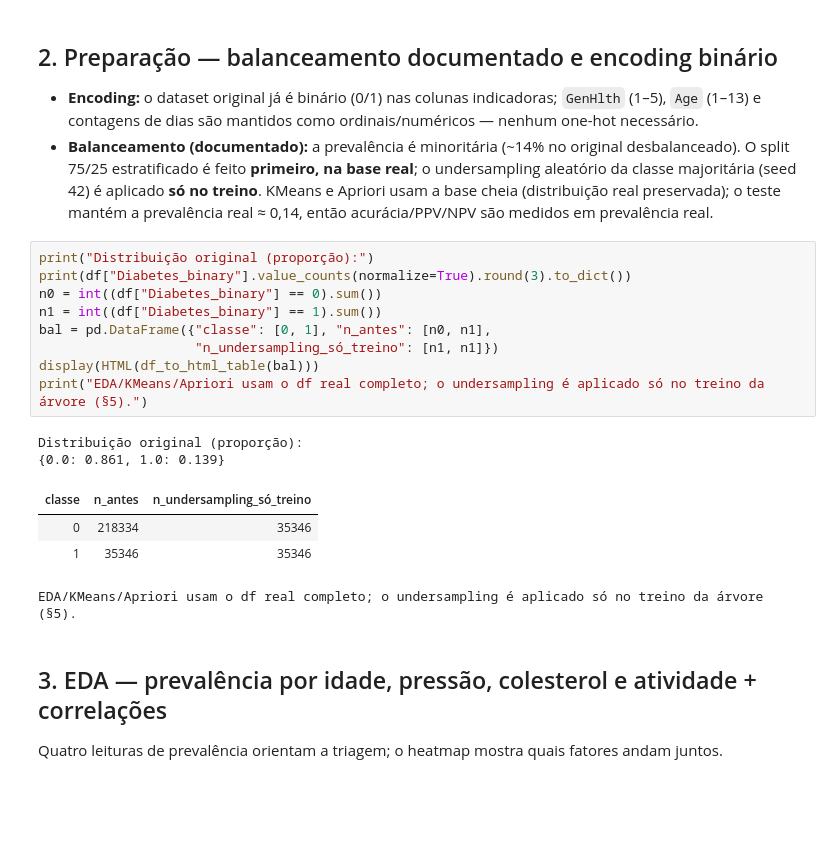
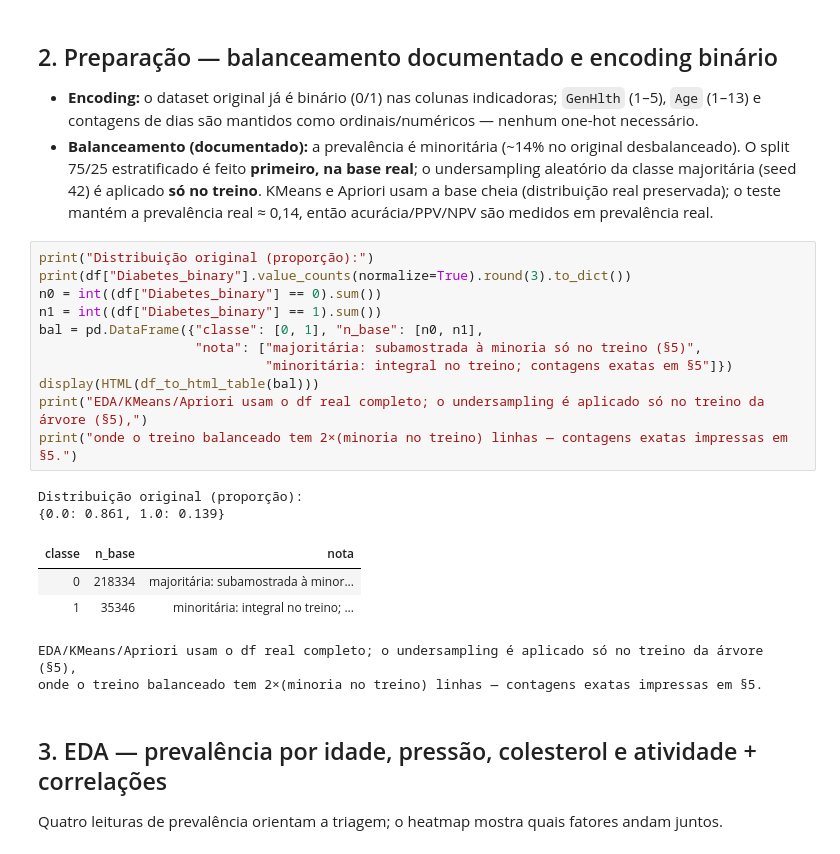
Before and after one commit to EmiyaKiritsugu3/data-minning, a Jupyter notebook: notebooks/02_saude.ipynb, the cells around one changed output. Saved outputs shown, nothing was run; the diff lists cells and outputs as text; blank space fills up the shorter version.

Commit message:
fix(saude): honest undersample display, base-relative holdout guard, re-executed

```diff
--- a/notebooks/02_saude.ipynb
+++ b/notebooks/02_saude.ipynb
@@ -129,19 +129,22 @@ prevalência real ≈ 0,14, então acurácia/PPV/NPV são medidos em prevalênci
 # %%
 print("Distribuição original (proporção):")
 print(df["Diabetes_binary"].value_counts(normalize=True).round(3).to_dict())
 n0 = int((df["Diabetes_binary"] == 0).sum())
 n1 = int((df["Diabetes_binary"] == 1).sum())
-bal = pd.DataFrame({"classe": [0, 1], "n_antes": [n0, n1],
-                    "n_undersampling_só_treino": [n1, n1]})
+bal = pd.DataFrame({"classe": [0, 1], "n_base": [n0, n1],
+                    "nota": ["majoritária: subamostrada à minoria só no treino (§5)",
+                             "minoritária: integral no treino; contagens exatas em §5"]})
 display(HTML(df_to_html_table(bal)))
-print("EDA/KMeans/Apriori usam o df real completo; o undersampling é aplicado só no treino da árvore (§5).")
+print("EDA/KMeans/Apriori usam o df real completo; o undersampling é aplicado só no treino da árvore (§5),")
+print("onde o treino balanceado tem 2×(minoria no treino) linhas — contagens exatas impressas em §5.")
 # %% [output]
 Distribuição original (proporção):
 {0.0: 0.861, 1.0: 0.139}
-| classe | n_antes | n_undersampling_só_treino |
-| 0 | 218334 | 35346 |
-| 1 | 35346 | 35346 |
+| classe | n_base | nota |
+| 0 | 218334 | majoritária: subamostrada à minor... |
+| 1 | 35346 | minoritária: integral no treino; ... |
-EDA/KMeans/Apriori usam o df real completo; o undersampling é aplicado só no treino da árvore (§5).
+EDA/KMeans/Apriori usam o df real completo; o undersampling é aplicado só no treino da árvore (§5),
+onde o treino balanceado tem 2×(minoria no treino) linhas — contagens exatas impressas em §5.
 # %% [markdown]
 ## 3. EDA — prevalência por idade, pressão, colesterol e atividade + correlações
 
```
Also changed, not shown: parts of 2 cells of this notebook, 1 other file.
